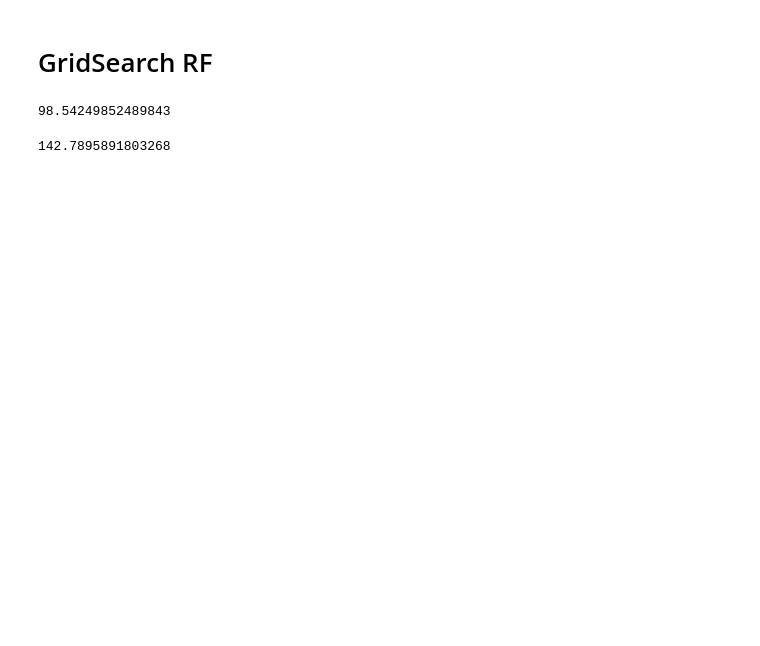
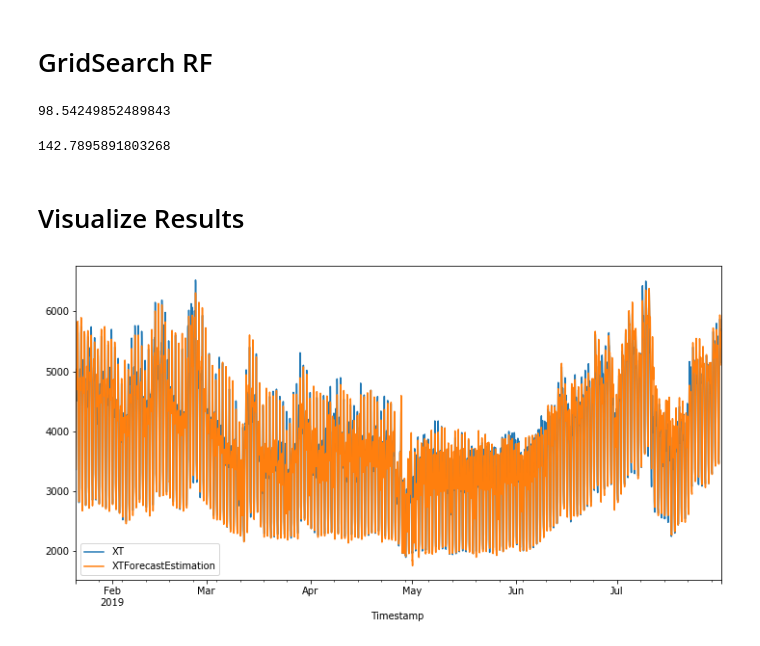
Before and after one commit to Darzan21/Electric-Load-Forecasting, a Jupyter notebook: TestingStuff.ipynb, the cells around one changed output. Drawn from its saved outputs; the diff is of its cells as text; code cells hidden in the pictures; blank space fills up the shorter version.

```diff
--- a/TestingStuff.ipynb
+++ b/TestingStuff.ipynb
@@ -1133,3 +1133,12 @@ TheirError= rmse(y_their, y_test['XT'])
 TheirError
 # %% [output]
 142.7895891803268
+# %% [markdown]
+# Visualize Results
+# %%
+# Plot Their predictions against known values
+ax = y_test['XT'].plot(legend=True,figsize=(12,6))
+y_their.plot(legend=True)
+ax.autoscale(axis='x',tight=True)
+# %% [output]
+[figure, added]
```
Also changed, not shown: parts of 18 cells of this notebook.
